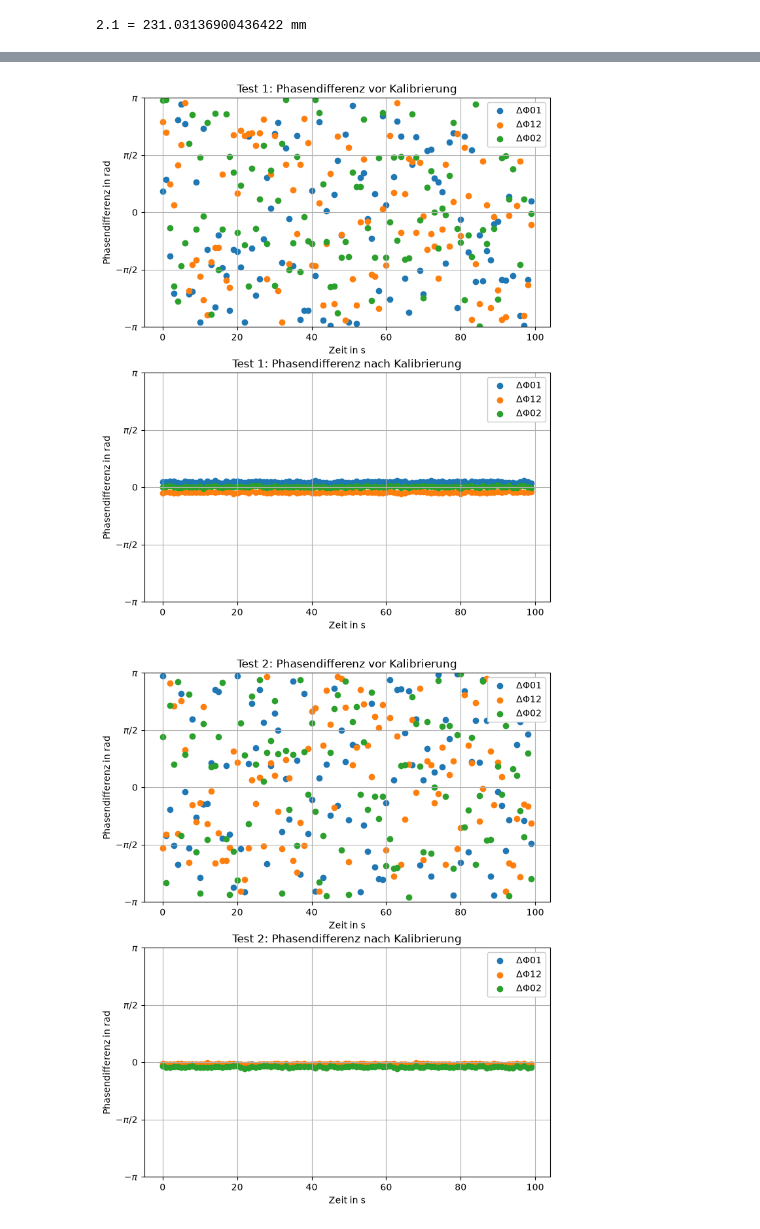
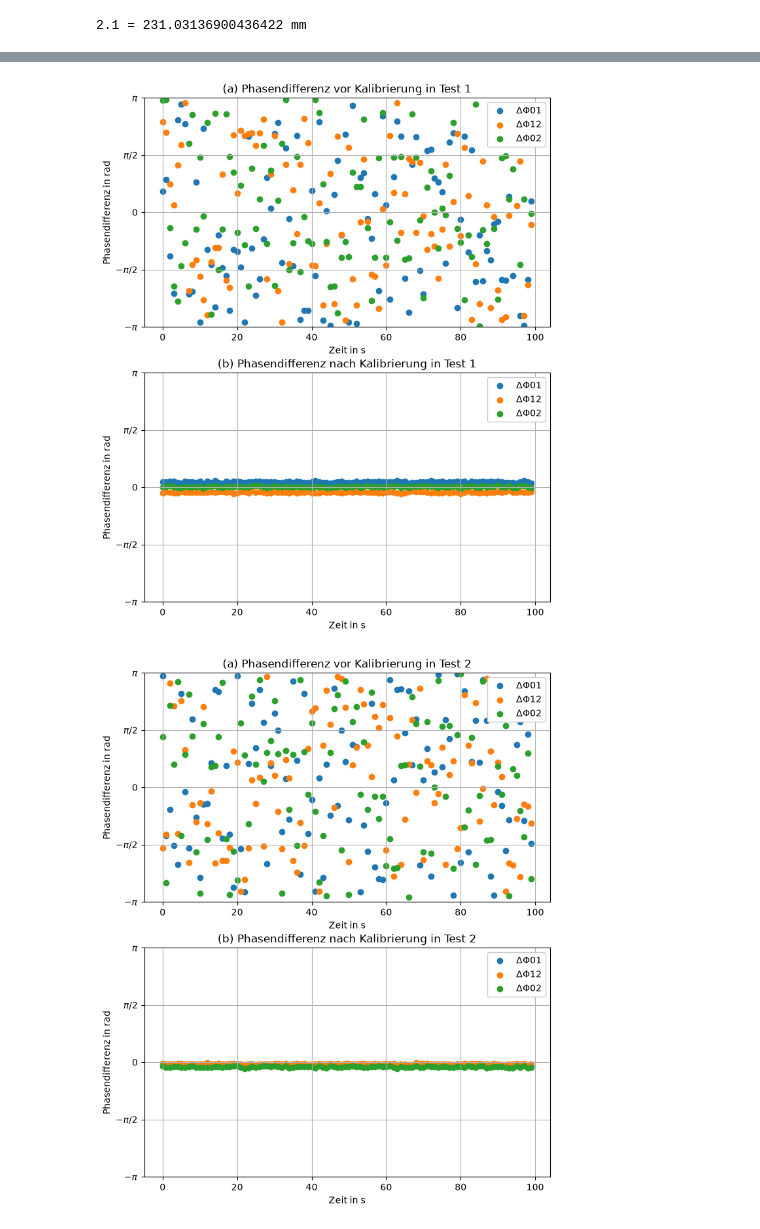
Before and after one commit to mathklk/QCDF, a Jupyter notebook: analyze/coherence.ipynb, the cells around one changed output, grey strips where cells are left out. Saved outputs shown, nothing was run; the diff lists cells and outputs as text; code cells hidden in the pictures.

```diff
--- a/analyze/coherence.ipynb
+++ b/analyze/coherence.ipynb
@@ -104,7 +104,7 @@ for ax in axs:
     ax.set_xlabel('Zeit in s')
     ax.set_yticks([-np.pi, -np.pi/2, 0, np.pi/2, np.pi])
     ax.set_yticklabels(['$-\\pi$', '$-\\pi/2$', '$0$', '$\\pi/2$', '$\\pi$'])
-
+ax.set_title('Phasendifferenz nach Kalibrierung, gemittelt über Tests 1-3')
 
 # ax0.set_title('Mittlere Phasendifferenz vor Kalibrierung')
 # ax0.scatter(X, uncalibrated_averaged[0], label='ΔΦ01')
@@ -124,33 +124,33 @@ fig.savefig('plots/Phasenkohärenz.pdf', bbox_inches='tight')
 # %%
 fig1, axs1 = subplots(2)
 fig2, axs2 = subplots(2)
 fig3, axs3 = subplots(2)
 axs = np.array([axs1, axs2, axs3])
 
 
 for ax in axs.flatten():
     ax.grid()
     ax.set_ylim(-np.pi, np.pi)
     ax.set_yticks([-np.pi, -np.pi/2, 0, np.pi/2, np.pi])
     ax.set_yticklabels(['$-\\pi$', '$-\\pi/2$', '$0$', '$\\pi/2$', '$\\pi$'])
     ax.set_ylabel('Phasendifferenz in rad')
     ax.set_xlabel('Zeit in s')
 
 for i in range(3):
-    axs[i][0].set_title(f'Test {i+1}: Phasendifferenz vor Kalibrierung')
-    axs[i][1].set_title(f'Test {i+1}: Phasendifferenz nach Kalibrierung')
+    axs[i][0].set_title(f'(a) Phasendifferenz vor Kalibrierung in Test {i+1}')
+    axs[i][1].set_title(f'(b) Phasendifferenz nach Kalibrierung in Test {i+1}')
     axs[i][0].scatter(X, raw_uncalibrated[i][0], label='ΔΦ01')
     axs[i][0].scatter(X, raw_uncalibrated[i][1], label='ΔΦ12')
     axs[i][0].scatter(X, raw_uncalibrated[i][2], label='ΔΦ02')
     axs[i][1].scatter(X, raw_calibrated  [i][0], label='ΔΦ01')
     axs[i][1].scatter(X, raw_calibrated  [i][1], label='ΔΦ12')
     axs[i][1].scatter(X, raw_calibrated  [i][2], label='ΔΦ02')
 
 for ax in axs.flatten():
     legend(ax)
 
 for i, fig in enumerate([fig1, fig2, fig3]):
     fig.savefig(f'plots/Phasenkohärenz_{i+1}.pdf', bbox_inches='tight')
 # %% [output]
-[figure, old version]
+[figure, new version]
-[figure, old version]
+[figure, new version]
```
Also changed, not shown: parts of 2 cells of this notebook, 5 other files.
